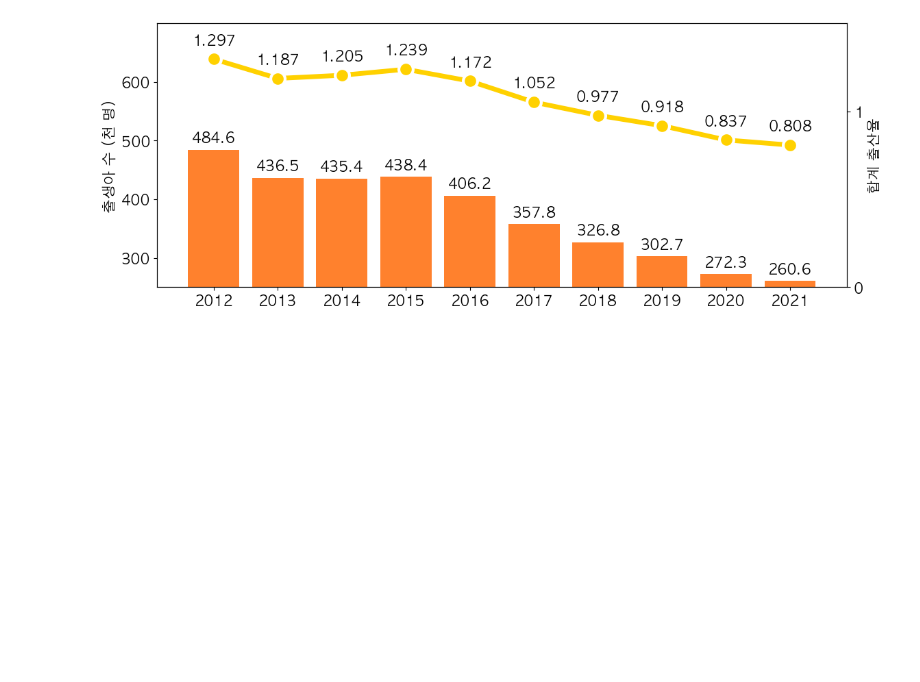
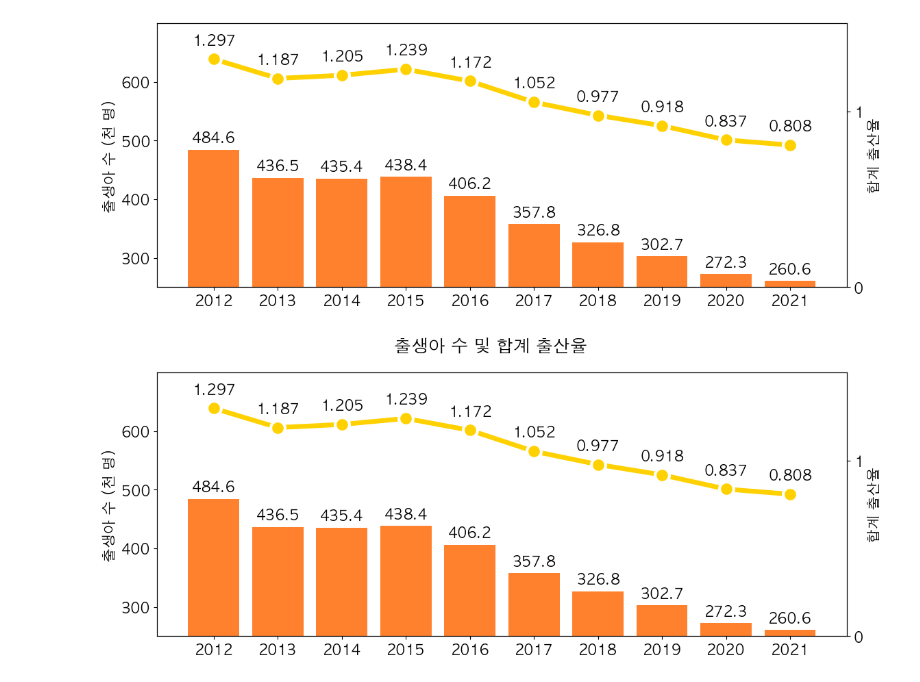
Before and after one commit to kngsujng/Data-Analysis_Study, a Jupyter notebook: PythonDataWorkspace/Project/02. 출생아 수 및 합계출산율.ipynb, the cells around one changed output. Cells and saved outputs as stored; diff of their text form; code cells hidden in the pictures; blank space fills up the shorter version.

```diff
--- a/PythonDataWorkspace/Project/02. 출생아 수 및 합계출산율.ipynb
+++ b/PythonDataWorkspace/Project/02. 출생아 수 및 합계출산율.ipynb
@@ -144,21 +144,23 @@ plt.show()
 [figure]
 # %%
 fig, ax1 = plt.subplots(figsize=(13,5))
-fig.
+fig.suptitle('출생아 수 및 합계 출산율')
 
-# subplot 이용할때 fig.title(x)
+# subplot 이용할때 fig.title(x) => fig.suptitle(o)
 ax1.bar(df.index, df['출생아 수'], color='#ff812d')
 ax1.set_ylim([250, 700])
 ax1.set_yticks([300, 400, 500, 600])
 ax1.set_ylabel('출생아 수 (천 명)')
 for idx, val in enumerate(df['출생아 수']):
     ax1.text(idx, val+12, val, ha='center')
 
 ax2 = ax1.twinx() # x축을 공유하는 쌍둥이 axis
 ax2.plot(df.index, df['합계 출산율'], color='#ffd100', marker='o', ms=15, lw=5, mec='w', mew=3)
 ax2.set_ylim([0, 1.5])
 ax2.set_yticks([0, 1])
 ax2.set_ylabel('합계 출산율')
 for idx, val in enumerate(df['합계 출산율']):
     ax2.text(idx, val+0.08, val, ha='center')
 plt.show()
+# %% [output]
+[figure, added]
```
Also changed, not shown: 1 other file.
